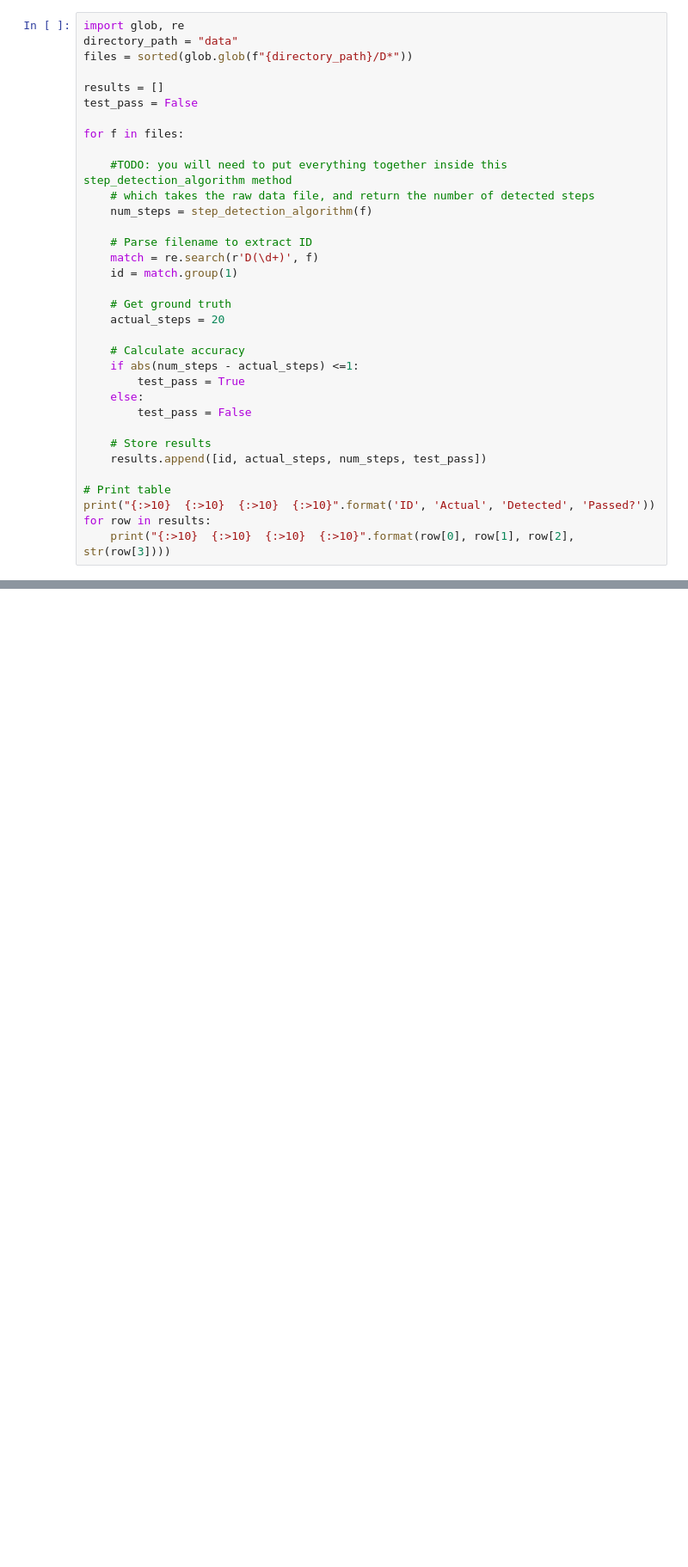
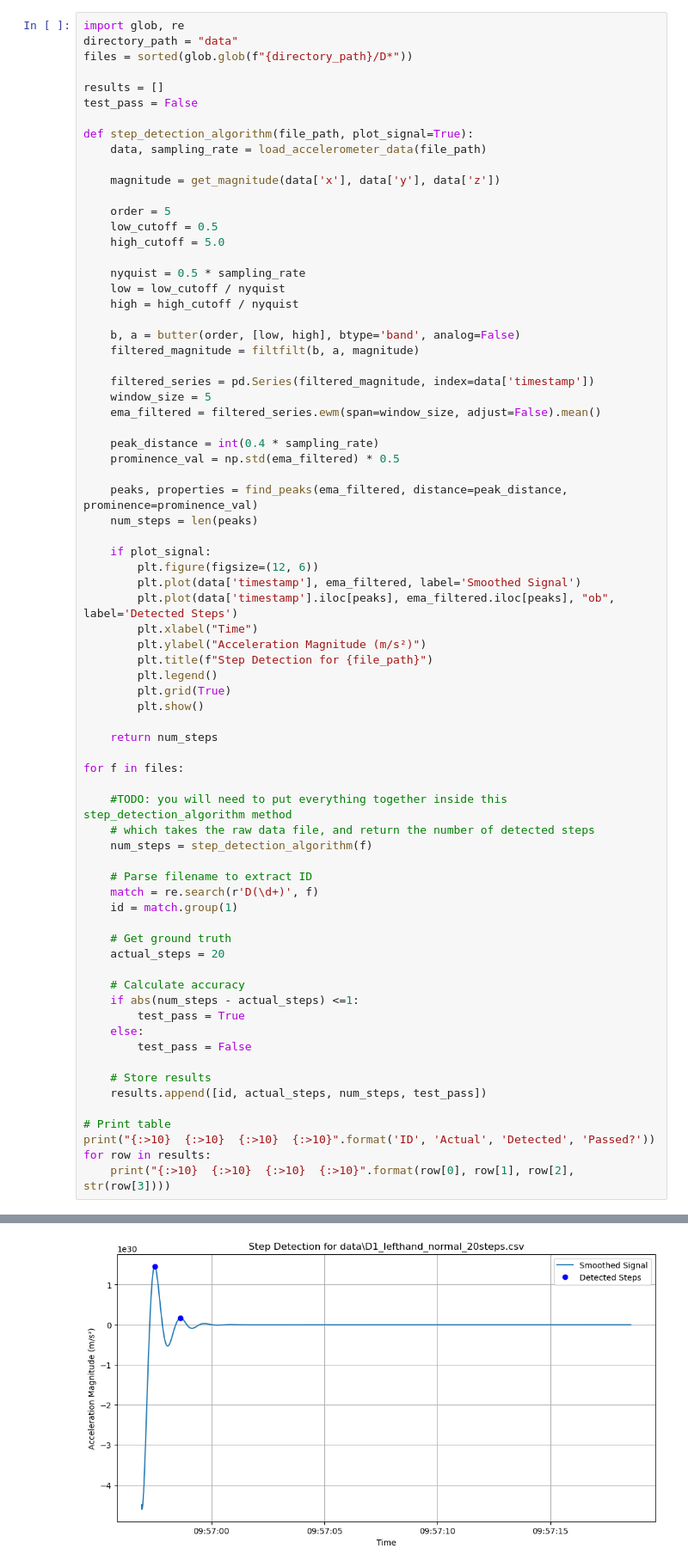
Before and after one commit to brandonyeu/Lab-2-Starter, a Jupyter notebook: Part 1/step-counting-algorithm-starter/step counting starter.ipynb, the cells around one changed output, grey strips where cells are left out. Shown at 86% size. Drawn from its saved outputs; the diff is of its cells as text; blank space fills up the shorter version.

```diff
--- a/Part 1/step-counting-algorithm-starter/step counting starter.ipynb
+++ b/Part 1/step-counting-algorithm-starter/step counting starter.ipynb
@@ -309,6 +304,45 @@ files = sorted(glob.glob(f"{directory_path}/D*"))
 
 results = []
 test_pass = False
+
+def step_detection_algorithm(file_path, plot_signal=True):
+    data, sampling_rate = load_accelerometer_data(file_path)
+
+    magnitude = get_magnitude(data['x'], data['y'], data['z'])
+
+    order = 5
+    low_cutoff = 0.5
+    high_cutoff = 5.0
+
+    nyquist = 0.5 * sampling_rate
+    low = low_cutoff / nyquist
+    high = high_cutoff / nyquist
+
+    b, a = butter(order, [low, high], btype='band', analog=False)
+    filtered_magnitude = filtfilt(b, a, magnitude)
+
+    filtered_series = pd.Series(filtered_magnitude, index=data['timestamp'])
+    window_size = 5
+    ema_filtered = filtered_series.ewm(span=window_size, adjust=False).mean()
+
+    peak_distance = int(0.4 * sampling_rate)
+    prominence_val = np.std(ema_filtered) * 0.5
+
+    peaks, properties = find_peaks(ema_filtered, distance=peak_distance, prominence=prominence_val)
+    num_steps = len(peaks)
+
+    if plot_signal:
+        plt.figure(figsize=(12, 6))
+        plt.plot(data['timestamp'], ema_filtered, label='Smoothed Signal')
+        plt.plot(data['timestamp'].iloc[peaks], ema_filtered.iloc[peaks], "ob", label='Detected Steps')
+        plt.xlabel("Time")
+        plt.ylabel("Acceleration Magnitude (m/s²)")
+        plt.title(f"Step Detection for {file_path}")
+        plt.legend()
+        plt.grid(True)
+        plt.show()
+
+    return num_steps
 
 for f in files:
 
@@ -336,3 +370,4 @@ for f in files:
 print("{:>10}  {:>10}  {:>10}  {:>10}".format('ID', 'Actual', 'Detected', 'Passed?'))
 for row in results:
     print("{:>10}  {:>10}  {:>10}  {:>10}".format(row[0], row[1], row[2], str(row[3])))
+# %% [output]
@@ -338,0 +376 @@ for row in results:
+[figure, added]
```
Also changed, not shown: parts of 4 cells of this notebook.
